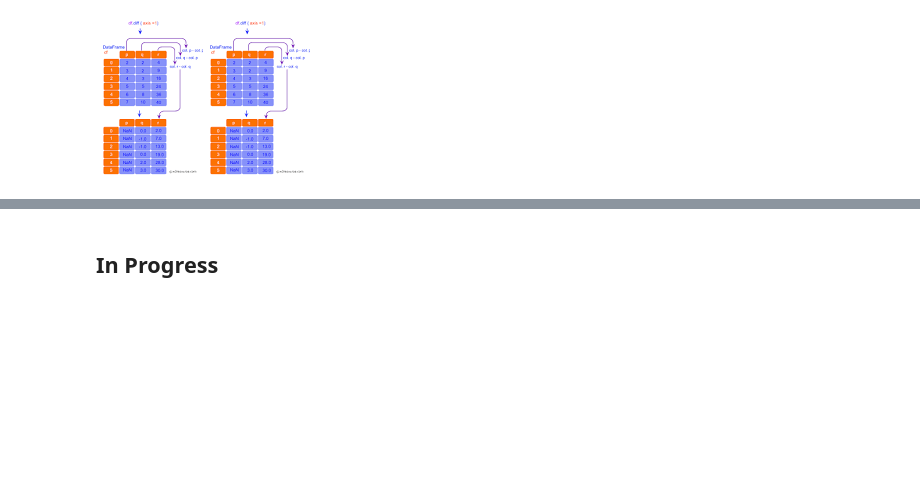
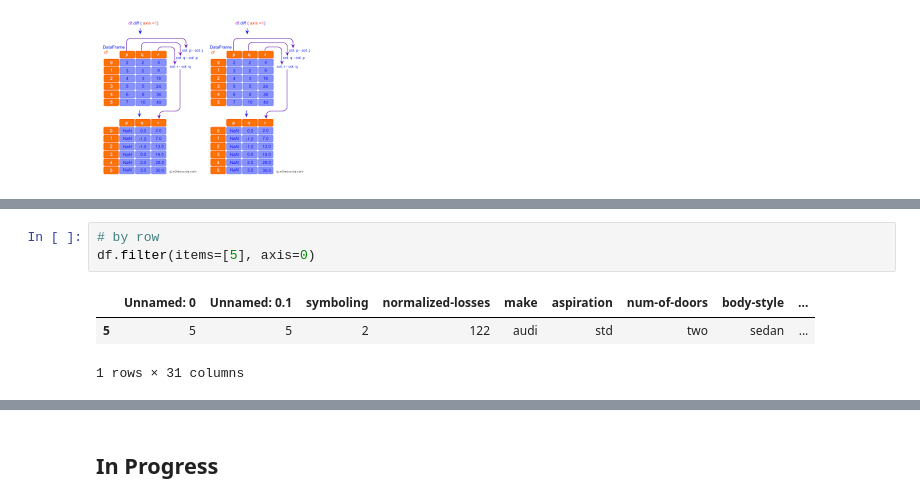
Before and after one commit to mohamedbakrey12/Full_Project, a Jupyter notebook: all-function-for-pandas-data-frame-complete.ipynb, the cells around one changed output, grey strips where cells are left out. Drawn from its saved outputs; the diff is of its cells as text; blank space fills up the shorter version.

```diff
--- a/all-function-for-pandas-data-frame-complete.ipynb
+++ b/all-function-for-pandas-data-frame-complete.ipynb
@@ -486,0 +513,7 @@ Name: horsepower, Length: 201, dtype: float64
+# %%
+# by row
+df.filter(items=[5], axis=0)
+# %% [output]
+|  | Unnamed: 0 | Unnamed: 0.1 | symboling | normalized-losses | make | aspiration | num-of-doors | body-style | ... |
+| 5 | 5 | 5 | 2 | 122 | audi | std | two | sedan | ... |
+1 rows × 31 columns
```
Also changed, not shown: parts of 10 cells of this notebook.
